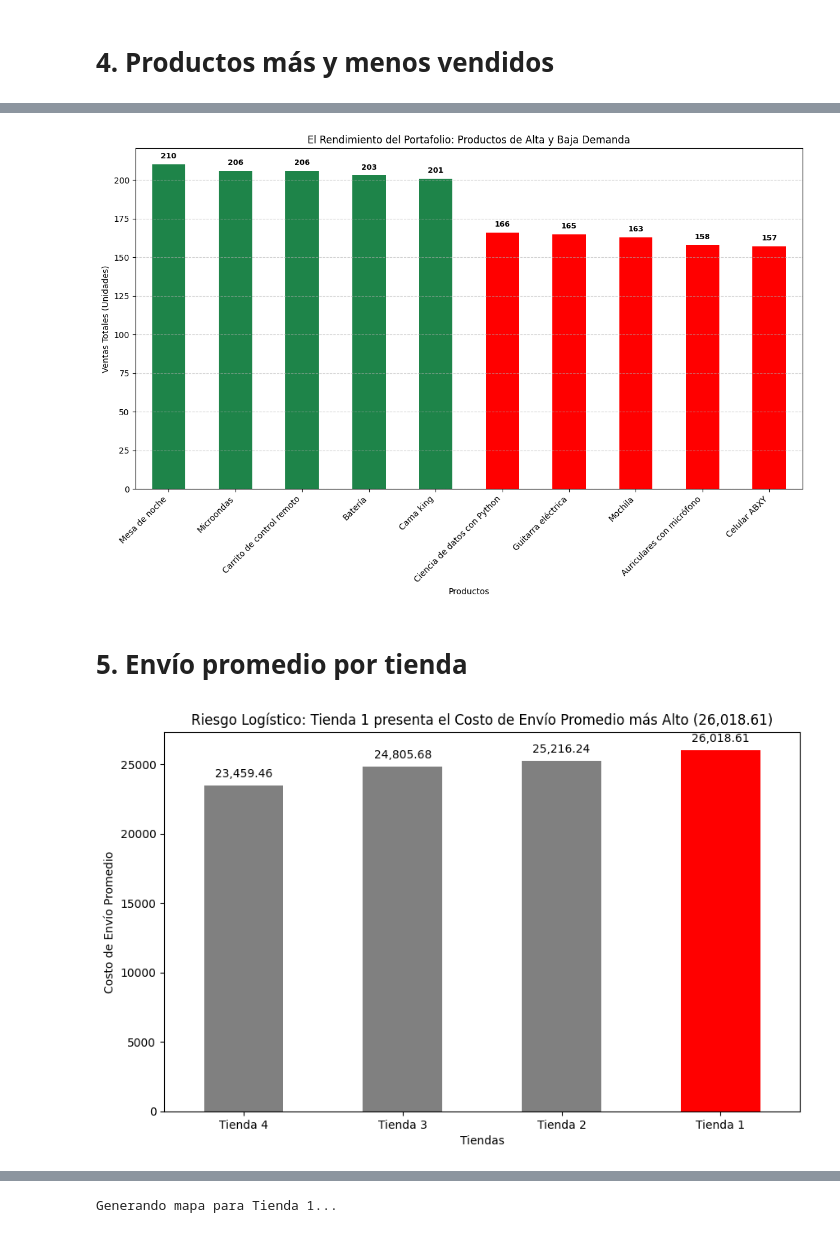
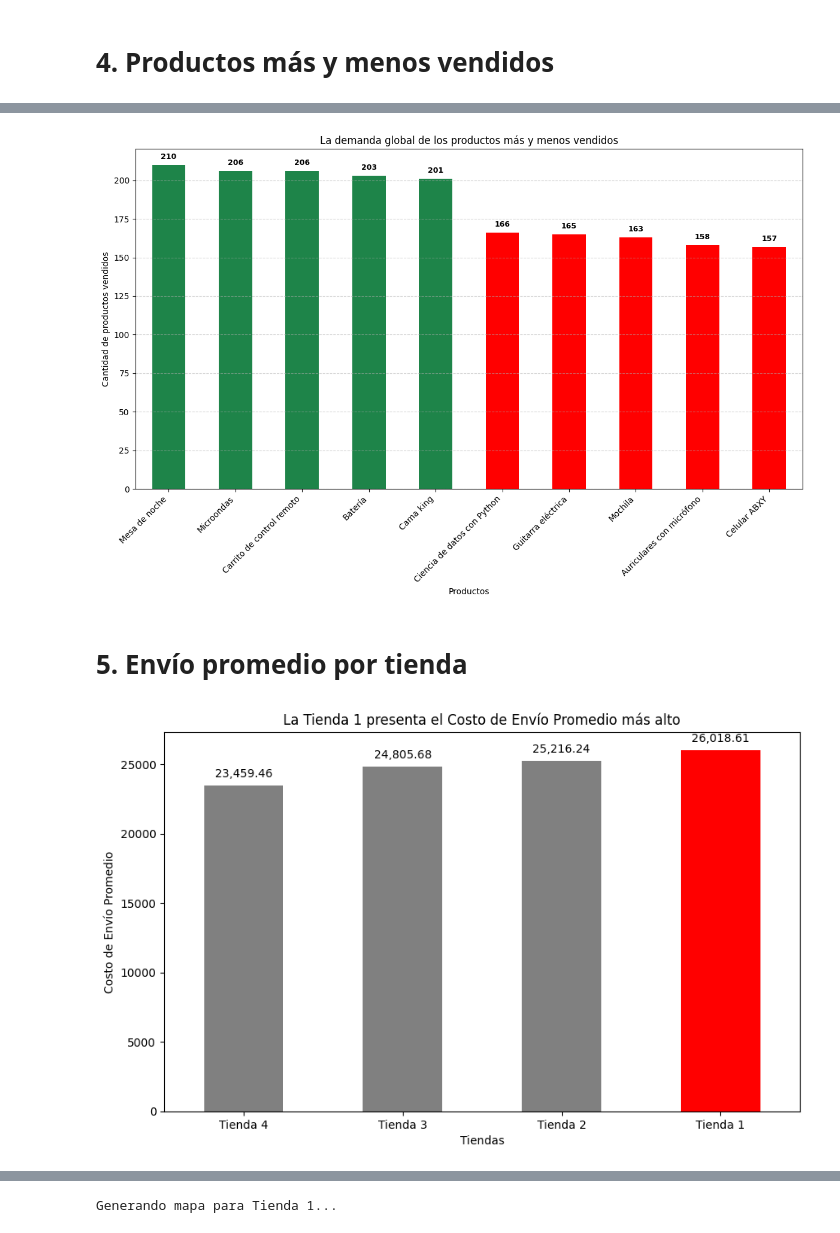
Before and after one commit to DevEnriquegd/ca-alura-store, a Jupyter notebook: AluraStore_JEGD.ipynb, the cells around one changed output, grey strips where cells are left out. Saved outputs shown, nothing was run; the diff lists cells and outputs as text; code cells hidden in the pictures.

```diff
--- a/AluraStore_JEGD.ipynb
+++ b/AluraStore_JEGD.ipynb
@@ -50,7 +50,7 @@ diferencia_porcentual = (mejor_tienda_facturacion - facturacion_tienda4) / mejor
 
 nombre_mejor_tienda = facturacion_por_tienda.index[0]
 
-titulo_principal = f"Tienda 4 presenta una facturación {diferencia_porcentual:.1f}% menor que la {nombre_mejor_tienda} (Mejor Rendimiento)"
+titulo_principal = f"La Tienda 4 presenta el menor Ingreso Total"
 
 colores = ['grey'] * len(facturacion_por_tienda)
 tienda4_posicion = facturacion_por_tienda.index.get_loc('Tienda 4')
@@ -61,7 +61,7 @@ ax = facturacion_por_tienda.plot(
     figsize=(12, 8),
     color=colores,
     xlabel='Tiendas',
-    ylabel='Facturación Total (en Miles de Millones)',
+    ylabel='Facturación Total',
     title=titulo_principal
 )
 
@@ -107,7 +108,7 @@ peor_tienda_calificacion = calificacion_promedio_por_tienda.iloc[-1]
 nombre_peor_tienda = calificacion_promedio_por_tienda.index[-1]
 mejor_tienda_calificacion = calificacion_promedio_por_tienda.iloc[0]
 
-titulo_principal = f"Riesgo de Reputación: {nombre_peor_tienda} presenta la Calificación más baja ({peor_tienda_calificacion})"
+titulo_principal = f"La {nombre_peor_tienda} presenta la Satisfacción del Cliente más baja"
 
 colores = ['grey'] * len(calificacion_promedio_por_tienda)
 
@@ -119,7 +120,7 @@ ax = calificacion_promedio_por_tienda.plot(
     figsize=(10, 6),
     color=colores,
     xlabel='Tiendas',
-    ylabel='Calificación Promedio de Clientes',
+    ylabel='Satisfacción promedio',
     title=titulo_principal
 )
 
@@ -202,8 +203,8 @@ ax = df_ranking_absoluto['Ventas'].plot(
     kind='bar',
     figsize=(12, 8),
     color=colores_ranking,
-    title="El Rendimiento del Portafolio: Productos de Alta y Baja Demanda",
-    ylabel="Ventas Totales (Unidades)",
+    title="La demanda global de los productos más y menos vendidos",
+    ylabel="Cantidad de productos vendidos",
     xlabel="Productos"
 )
 
@@ -216,37 +217,37 @@ plt.grid(axis='y', linestyle='--', alpha=0.6)
 plt.tight_layout()
 plt.show()
 # %% [output]
-[figure, old version]
+[figure, new version]
 # %% [markdown]
 # 5. Envío promedio por tienda
 # %%
 costo_envio_promedio = df_consolidado.groupby('ID_Tienda')['Costo de envío'].mean().round(2)
 
 costo_envio_promedio = costo_envio_promedio.sort_values(ascending=True)
 
 tienda_mayor_costo = costo_envio_promedio.index[-1]
 valor_mayor_costo = costo_envio_promedio.iloc[-1]
 
-titulo_logistico = f"Riesgo Logístico: {tienda_mayor_costo} presenta el Costo de Envío Promedio más Alto ({valor_mayor_costo:,.2f})"
+titulo_logistico = f"La {tienda_mayor_costo} presenta el Costo de Envío Promedio más alto"
 
 colores = ['gray'] * len(costo_envio_promedio)
 posicion_mayor_costo = costo_envio_promedio.index.get_loc(tienda_mayor_costo)
 colores[posicion_mayor_costo] = 'red'
 
 ax = costo_envio_promedio.plot(
     kind='bar',
     figsize=(10, 6),
     color=colores,
     xlabel='Tiendas',
     ylabel='Costo de Envío Promedio',
     title=titulo_logistico
 )
 
 for p in ax.patches:
     ax.annotate(f'{p.get_height():,.2f}', (p.get_x() + p.get_width() / 2., p.get_height()),
                 ha='center', va='bottom', fontsize=10, xytext=(0, 5), textcoords='offset points')
 
 plt.xticks(rotation=0)
 plt.show()
 # %% [output]
-[figure, old version]
+[figure, new version]
```
Also changed, not shown: parts of 14 cells of this notebook.
